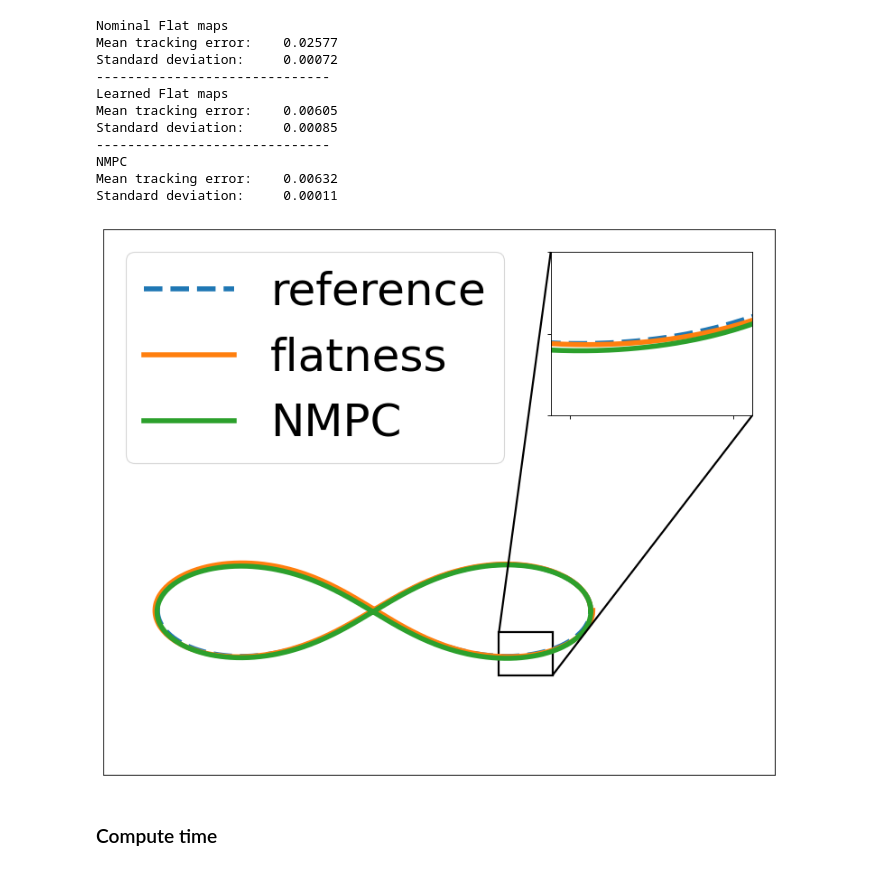
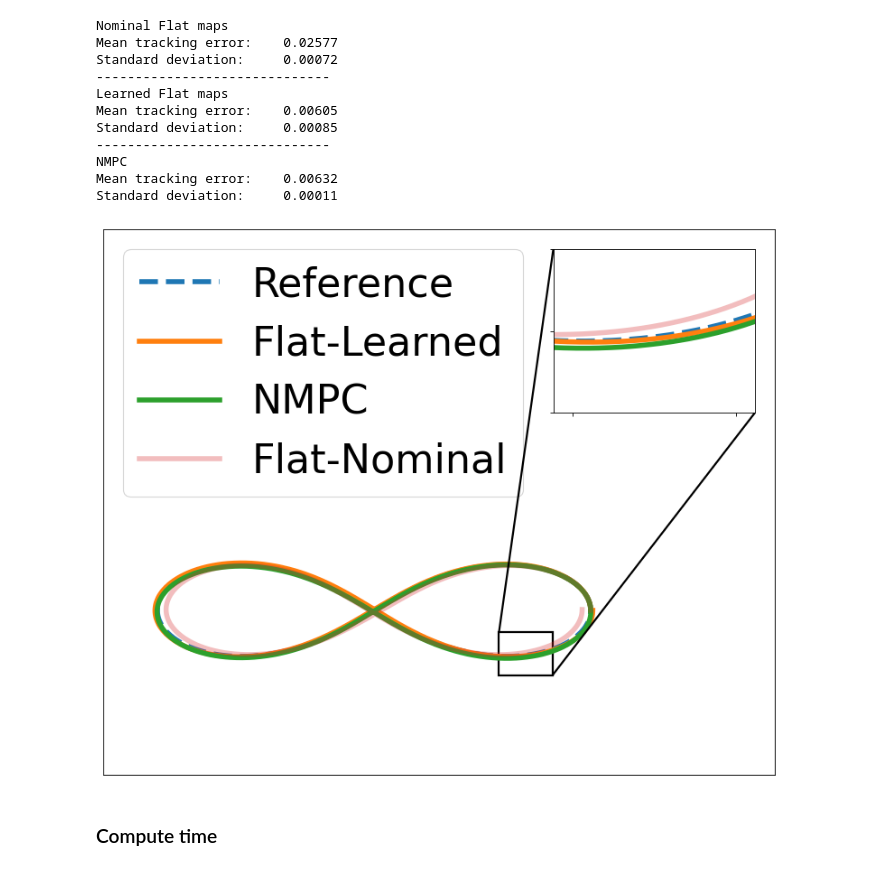
Before and after one commit to FJYang96/flat-residual, a Jupyter notebook: Plotting.ipynb, the cells around one changed output. Saved outputs shown, nothing was run; the diff lists cells and outputs as text; code cells hidden in the pictures.

```diff
--- a/Plotting.ipynb
+++ b/Plotting.ipynb
@@ -6,7 +6,8 @@ import matplotlib.pyplot as plt
 from mpl_toolkits.axes_grid1.inset_locator import inset_axes, mark_inset
 plt.rcParams['figure.figsize'] = [15, 9]
 plt.rcParams['figure.dpi'] = 80 # 200 e.g. is really fine, but slower
-plt.rcParams['font.size'] = 45
+# plt.rcParams['font.size'] = 45
+plt.rcParams['font.size'] = 40
 # %%
 import numpy as np
 # %%
@@ -261,7 +265,7 @@ imageio.mimsave('cl-ellipse.gif', images, fps=10, loop=0)
 ### Closed-loop - Lemniscate
 # %%
 # Find the reference trajectory
-ref_ellipse = evaluation.generate_lemniscate_reference(
+ref_lem = evaluation.generate_lemniscate_reference(
     script.closed_loop_sim_params['lemniscate_axes'],
     script.closed_loop_sim_params['dt'],
     script.closed_loop_sim_params['Tref'],
@@ -305,36 +309,38 @@ Standard deviation:     0.00011
 # %%
 # Plot representative trajectory
 idx = 1
 nominal_traj = np.load(f'./results/closed-loop/x_traj_lem_flat_nominal_{idx}.npy')
 learned_traj = np.load(f'./results/closed-loop/x_traj_lem_flat_learned_{idx}.npy')
 nmpc_traj = np.load(f'./results/closed-loop/x_traj_lem_mpc_{idx}.npy')
 plt.figure(figsize=(12, 10))
-plt.plot(ref_lem[:, 0], ref_lem[:, 1], '--', label='reference', linewidth=5)
+plt.plot(ref_lem[:, 0], ref_lem[:, 1], '--', label='Reference', linewidth=5)
 # plt.plot(nominal_traj[:, 0], nominal_traj[:, 1], label='nominal', linewidth=5)
-plt.plot(learned_traj[:, 0], learned_traj[:, 1], label='flatness', linewidth=5)
+plt.plot(learned_traj[:, 0], learned_traj[:, 1], label='Flat-Learned', linewidth=5)
 plt.plot(nmpc_traj[:, 0], nmpc_traj[:, 1], label='NMPC', linewidth=5)
+plt.plot(nominal_traj[:, 0], nominal_traj[:, 1], label='Flat-Nominal', alpha=0.3, linewidth=5)
 plt.xticks([]); plt.yticks([])
 plt.axis('equal')
 plt.xlim([-1.25, 1.85])
 plt.ylim([-0.8, 1.8])
 plt.legend(loc='upper left')
 
 ax = plt.gca()
 axins = inset_axes(ax, width="30%", height="30%", loc="upper right")
 axins.plot(ref_lem[:, 0], ref_lem[:, 1], '--', label='reference', linewidth=5)
-axins.plot(learned_traj[:, 0], learned_traj[:, 1], label='flatness', linewidth=5)
+axins.plot(learned_traj[:, 0], learned_traj[:, 1], label='Flat-Learned', linewidth=5)
 axins.plot(nmpc_traj[:, 0], nmpc_traj[:, 1], label='NMPC', linewidth=5)
+axins.plot(nominal_traj[:, 0], nominal_traj[:, 1], label='Flat-Nominal', alpha=0.3, linewidth=5)
 axins.set_xticklabels([])
 axins.set_yticklabels([])
 axins.axis('equal')
 axins.set_xlim(0.6, 0.8)
 axins.set_ylim(-0.3, -0.1)
 mark_inset(ax, axins, loc1=2, loc2=4, fc="none", ec="black", linewidth=2)
 
 
 plt.savefig('./results/open-loop/cl-lem.png', bbox_inches='tight', pad_inches=0)
 # %% [output]
-[figure, old version]
+[figure, new version]
 # %%
 interval = 30
 images = []
```
Also changed, not shown: parts of 3 cells of this notebook, 4 other files.
